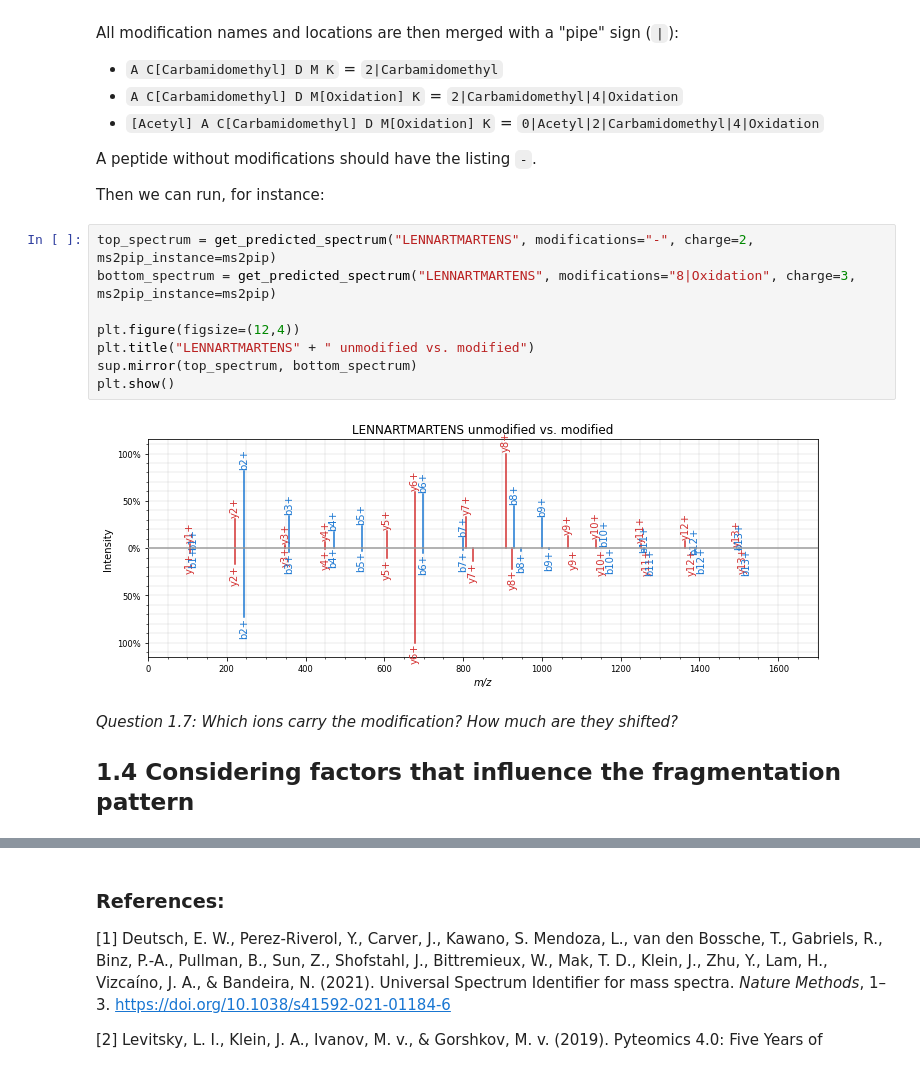
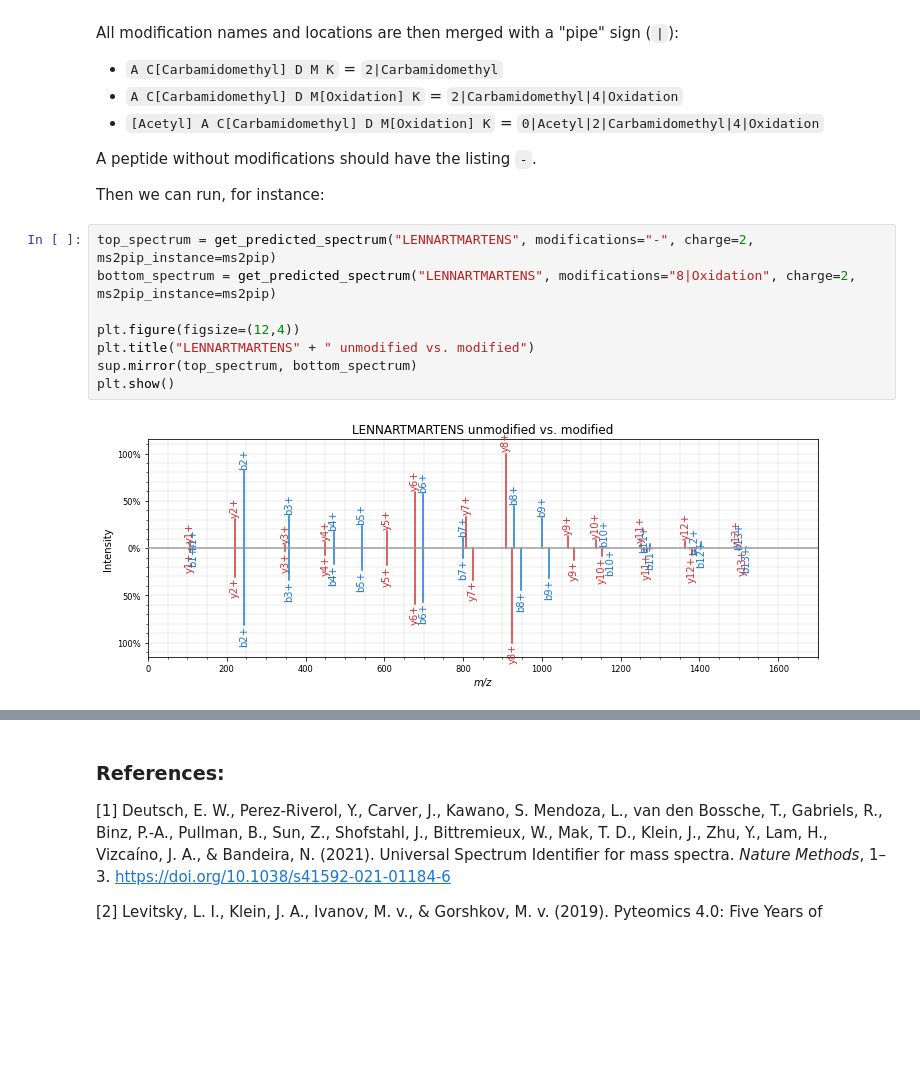
Before and after one commit to compomics/workshop-ml-proteomics, a Jupyter notebook: 1.1 MS²PIP spectrum prediction.ipynb, the cells around one changed output, grey strips where cells are left out. Cells and saved outputs as stored; diff of their text form; blank space fills up the shorter version.

```diff
--- a/1.1 MS²PIP spectrum prediction.ipynb
+++ b/1.1 MS²PIP spectrum prediction.ipynb
@@ -250,16 +250,11 @@ A peptide without modifications should have the listing `-`.
 Then we can run, for instance:
 # %%
 top_spectrum = get_predicted_spectrum("LENNARTMARTENS", modifications="-", charge=2, ms2pip_instance=ms2pip)
-bottom_spectrum = get_predicted_spectrum("LENNARTMARTENS", modifications="8|Oxidation", charge=3, ms2pip_instance=ms2pip)
+bottom_spectrum = get_predicted_spectrum("LENNARTMARTENS", modifications="8|Oxidation", charge=2, ms2pip_instance=ms2pip)
 
 plt.figure(figsize=(12,4))
 plt.title("LENNARTMARTENS" + " unmodified vs. modified")
 sup.mirror(top_spectrum, bottom_spectrum)
 plt.show()
 # %% [output]
-[figure, old version]
+[figure, new version]
-# %% [markdown]
-_Question 1.7: Which ions carry the modification? How much are they shifted?_
-
-
-## 1.4 Considering factors that influence the fragmentation pattern
```
Also changed, not shown: parts of 1 cell of this notebook, 2 other files.
